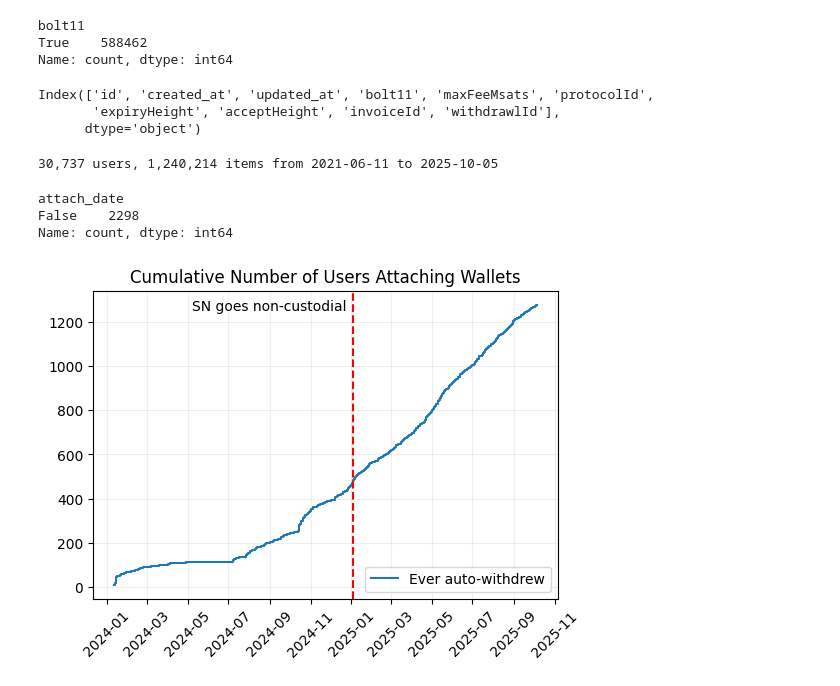
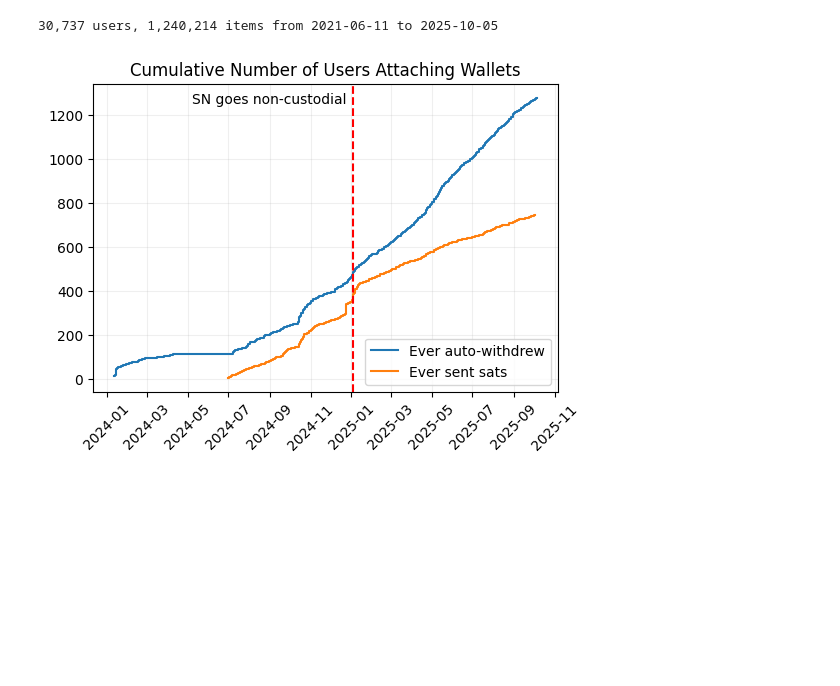
Before and after one commit to ed-kung/sn-research, a Jupyter notebook: src/notebooks/playground.ipynb, the cells around one changed output. Saved outputs shown, nothing was run; the diff lists cells and outputs as text; code cells hidden in the pictures; blank space fills up the shorter version.

```diff
--- a/src/notebooks/playground.ipynb
+++ b/src/notebooks/playground.ipynb
@@ -42,15 +26,3 @@ Index(['id', 'created_at', 'updated_at', 'userId', 'hash', 'bolt11',
-# %%
-withdrawal_df['bolt11'].isnull().value_counts()
-# %% [output]
-bolt11
-True    588462
-Name: count, dtype: int64
-# %%
-invoiceforward_df.columns
-# %% [output]
-Index(['id', 'created_at', 'updated_at', 'bolt11', 'maxFeeMsats', 'protocolId',
-       'expiryHeight', 'acceptHeight', 'invoiceId', 'withdrawlId'],
-      dtype='object')
 # %%
 # summary
 n_users = len(users_df)
@@ -61,40 +33,36 @@ print(f"{n_users:,.0f} users, {n_items:,.0f} items from {first_date} to {last_da
 # %% [output]
 30,737 users, 1,240,214 items from 2021-06-11 to 2025-10-05
 # %%
-# Receive wallet attach date
-# minimum of first autowithdraw date and first wallet create date
-
 # first autowithdraw date
 idx = (withdrawal_df['autoWithdraw']==True) & (withdrawal_df['status']=='CONFIRMED')
 autowithdraw_df = withdrawal_df.loc[idx].groupby('userId').agg(
     first_auto_withdraw = ('created_at', 'min')
 ).reset_index()
-
-# first wallet create date
-wallet_create_df = wallet_df.groupby('userId').agg(
-    first_wallet_create = ('created_at', 'min')
-).reset_index()
-
-attach_df = wallet_create_df.merge(autowithdraw_df, on='userId', how='outer')
-
-attach_df['attach_date'] = attach_df[['first_wallet_create', 'first_auto_withdraw']].min(axis=1)
-# %% [output]
-attach_date
-False    2298
-Name: count, dtype: int64
+# %%
+# first sent sats date
+my_df = itemact_df.merge(
+    invoice_df[['id','confirmedAt']].rename(columns={'id':'invoiceId'}),
+    how='left', on='invoiceId'
+)
+idx = (my_df['invoiceId'].notnull()) & (my_df['confirmedAt'].notnull()) & (my_df['act'].isin(['TIP']))
+sentsats_df = my_df.loc[idx].groupby('userId').agg(
+    first_sent_sats = ('created_at', 'min')
+).reset_index()
 # %%
 # plot cumulative wallet attaches
 
-plot_df = attach_df['first_auto_withdraw'].dt.date.value_counts().sort_index().cumsum()
+plot_df1 = attach_df['first_auto_withdraw'].dt.date.value_counts().sort_index().cumsum()
+plot_df2 = sentsats_df['first_sent_sats'].dt.date.value_counts().sort_index().cumsum()
 
 plt.figure(figsize=(6,4))
-plt.step(plot_df.index, plot_df.values, where='post', label='Ever auto-withdrew')
+plt.step(plot_df1.index, plot_df1.values, where='post', label='Ever auto-withdrew')
+plt.step(plot_df2.index, plot_df2.values, where='post', label='Ever sent sats')
 plt.axvline(globals.nc_date, color='red', linestyle='--')
 plt.text(globals.nc_date - pd.to_timedelta(10,unit='D'), 1250, 'SN goes non-custodial', ha='right')
 plt.xticks(rotation=45)
 plt.legend(loc='lower right')
 plt.title("Cumulative Number of Users Attaching Wallets")
 plt.grid(alpha=0.2)
 plt.show()
 # %% [output]
-[figure, old version]
+[figure, new version]
```
Also changed, not shown: parts of 2 cells of this notebook.
